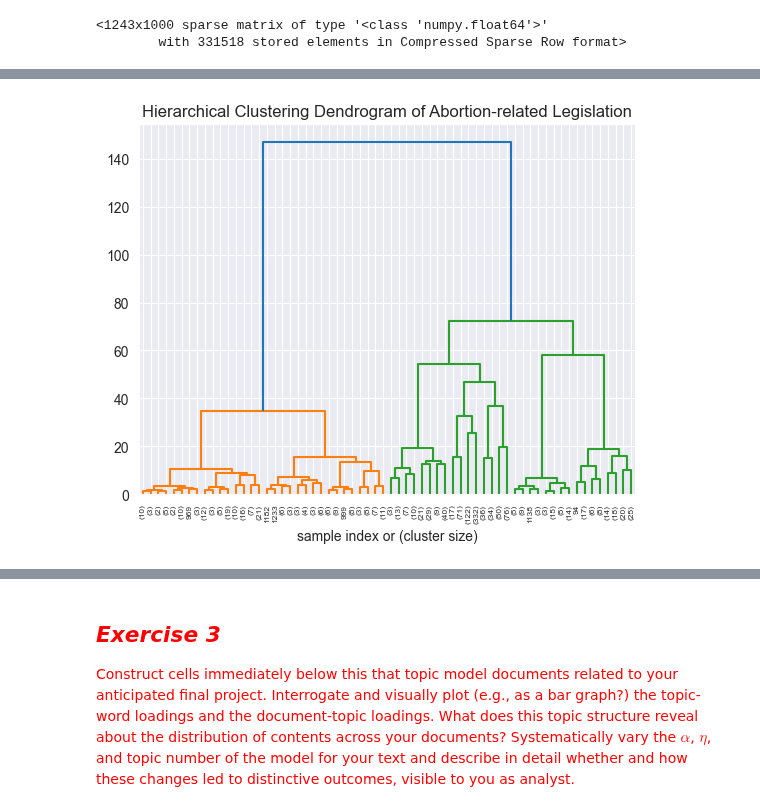
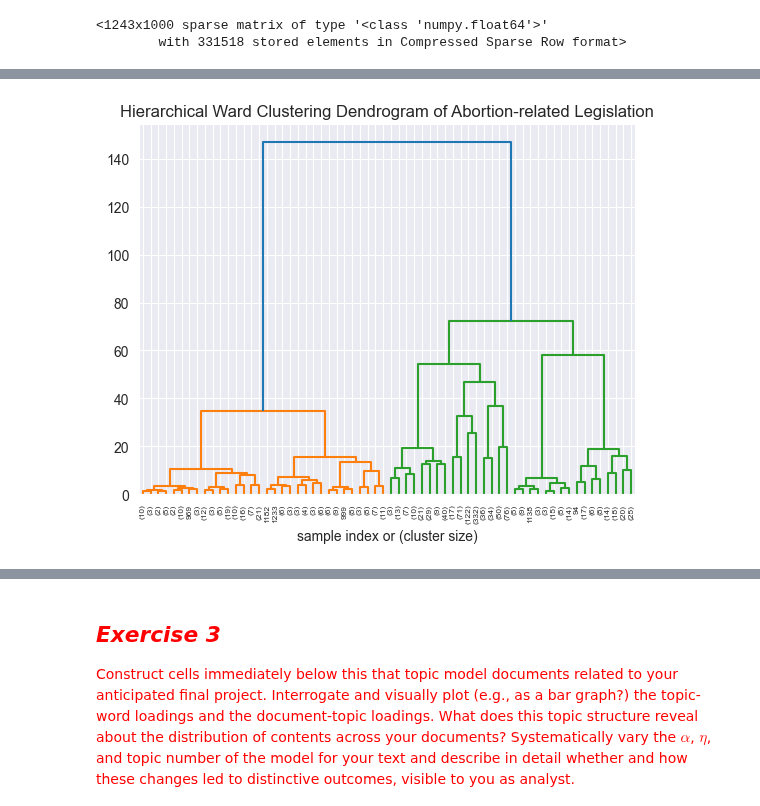
Before and after one commit to michplunkett/computational-content-analysis, a Jupyter notebook: 3-MichaelPlunkett_Answers.ipynb, the cells around one changed output, grey strips where cells are left out. Saved outputs shown, nothing was run; the diff lists cells and outputs as text; code cells hidden in the pictures.

```diff
--- a/3-MichaelPlunkett_Answers.ipynb
+++ b/3-MichaelPlunkett_Answers.ipynb
@@ -381,6 +377,6 @@ abortion_legislation_df.head(3)
 # %%
-plt.title("Hierarchical Clustering Dendrogram of Abortion-related Legislation")
+plt.title("Hierarchical Ward Clustering Dendrogram of Abortion-related Legislation")
 plt.xlabel("sample index or (cluster size)")
 ax = scipy.cluster.hierarchy.dendrogram(al_linkage_matrix, p=5, truncate_mode="level")
 # %% [output]
-[figure, old version]
+[figure, new version]
```
Also changed, not shown: parts of 4 cells of this notebook.
